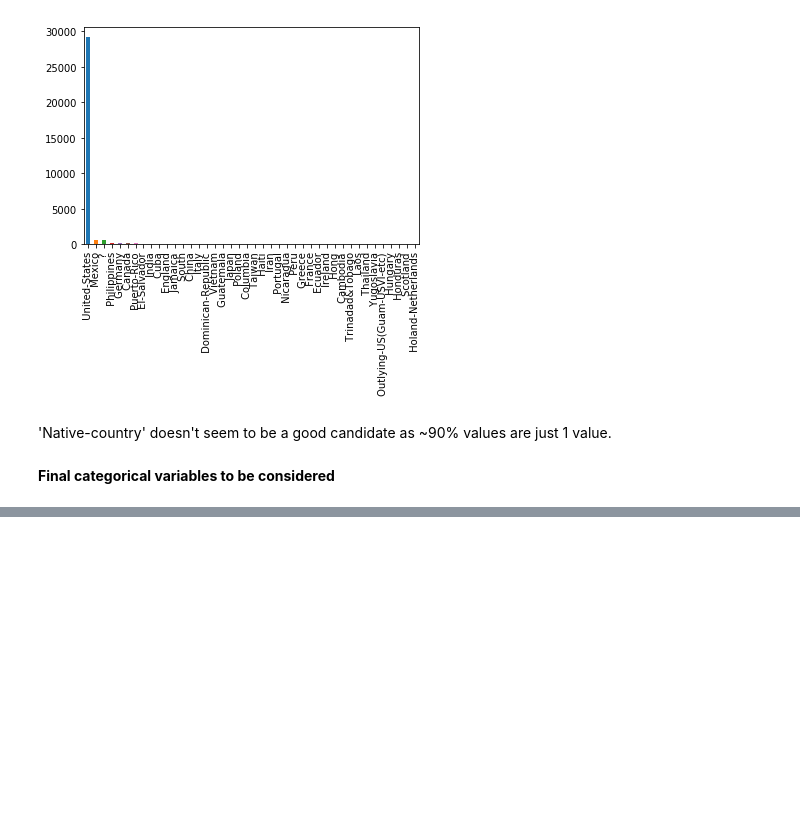
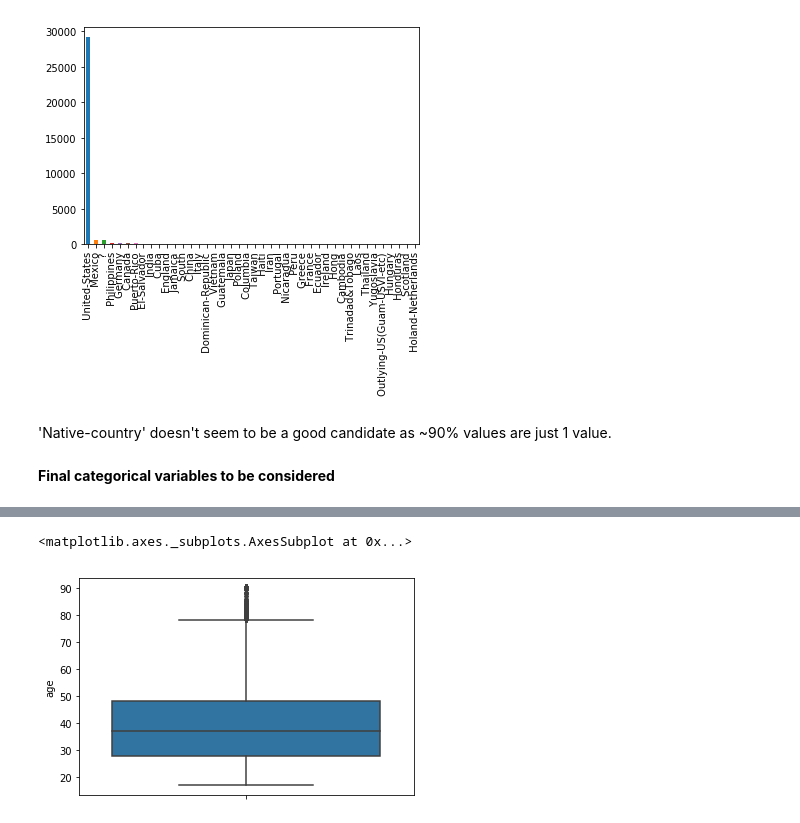
Before and after one commit to agarwal-peeush/ml-hello-world, a Jupyter notebook: Census-income/Census_income_classification.ipynb, the cells around one changed output, grey strips where cells are left out. Cells and saved outputs as stored; diff of their text form; code cells hidden in the pictures; blank space fills up the shorter version.

```diff
--- a/Census-income/Census_income_classification.ipynb
+++ b/Census-income/Census_income_classification.ipynb
@@ -401,0 +417,5 @@ categorical_cols = ['education-new','marital-status-new','occupation','relations
+# %%
+sns.boxplot(y='age', data=train)
+# %% [output]
+<matplotlib.axes._subplots.AxesSubplot at 0x...>
+[figure, added]
```
Also changed, not shown: parts of 26 cells of this notebook.
